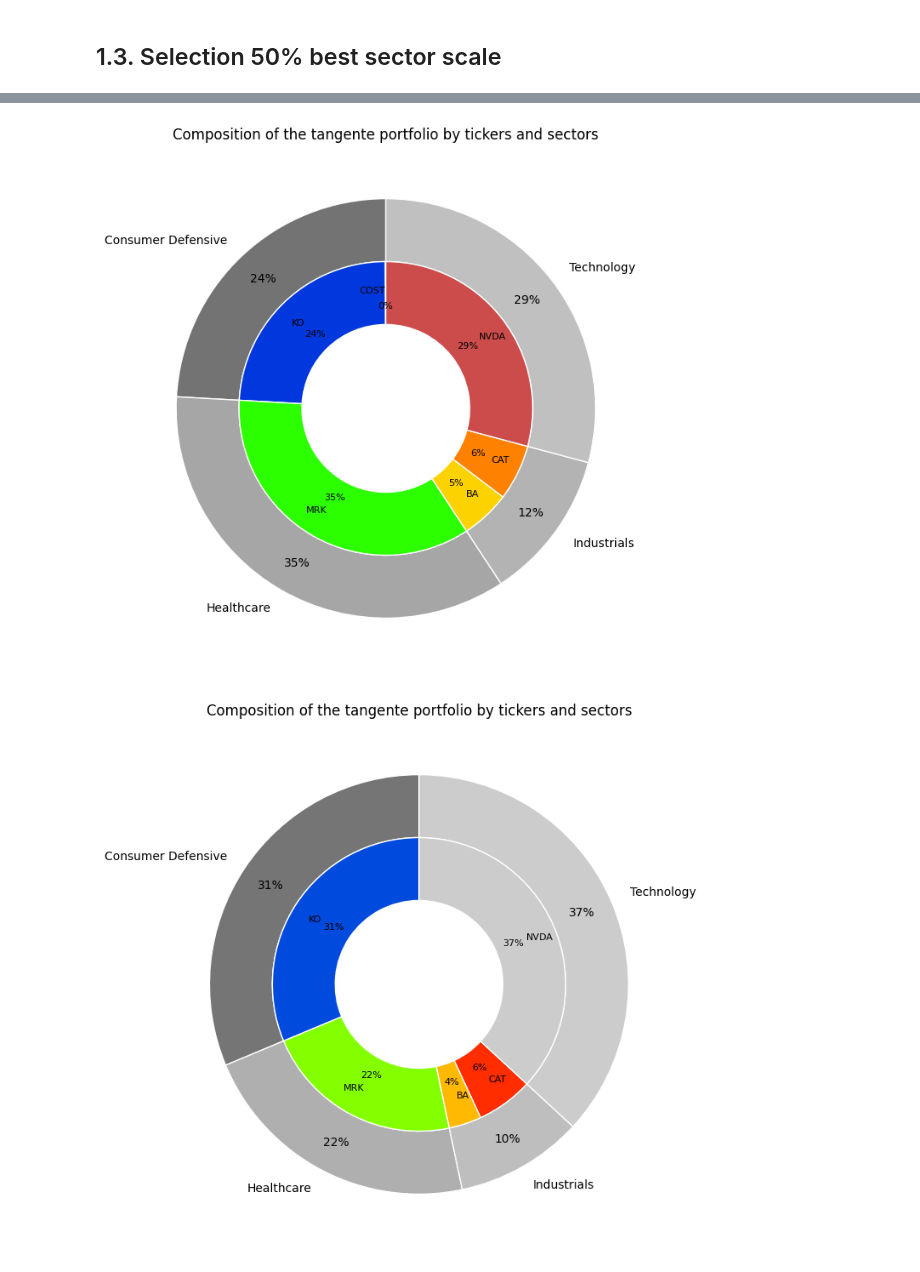
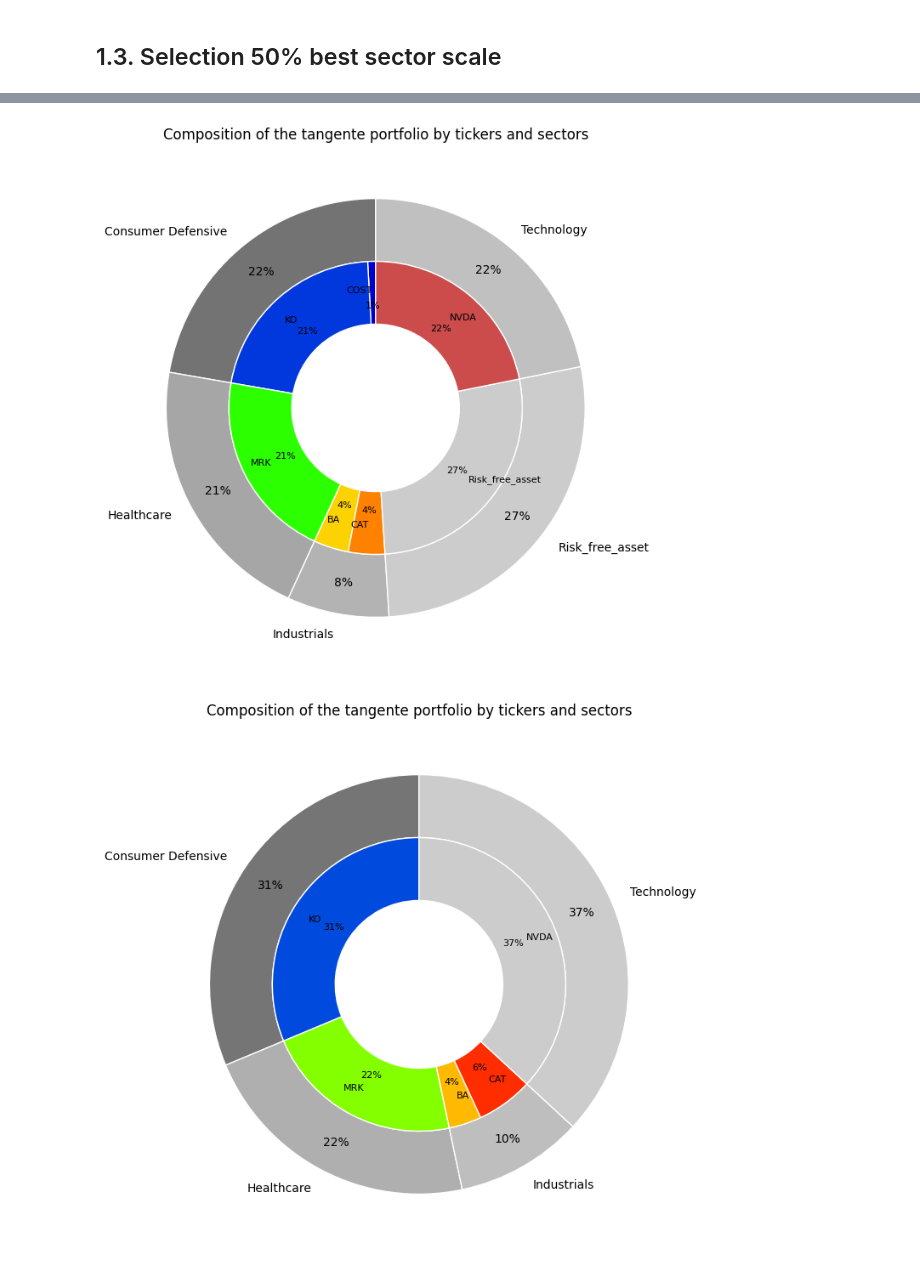
Before and after one commit to antoinedte/-Allocation_de_portefeuille_sous_contrainte_ESG, a Jupyter notebook: exploration/20240309_msci_rating copy.ipynb, the cells around one changed output, grey strips where cells are left out. Cells and saved outputs as stored; diff of their text form; code cells hidden in the pictures.

```diff
--- a/exploration/20240309_msci_rating copy.ipynb
+++ b/exploration/20240309_msci_rating copy.ipynb
@@ -392,14 +393,15 @@ PORTFOLIO.plot_sharpe_ratio_and_weights_varying_esg_limit(GAMMA_VALUES,
 # %%
-# tangente_portfolio_composition_60_esg_min_50_pourcent_sector.png
+# tangente_portfolio_composition_70_esg_min_50_pourcent_sector.png
 PORTFOLIO.plot_tangente_portfolio_composition(gammas=GAMMA_VALUES,
                                             risk_free_rate=0.02,
-                                            max_esg_score=60,
+                                            score_esg_risk_free_rate=50,
+                                            max_esg_score=70,
                                             fully_invested=True,
                                             long_only=True,
                                             best_in_class_method=0.5,
                                             best_in_class_strategy='sector')
 # %% [output]
-[figure, old version]
+[figure, new version]
 # %%
 # # sharp_ratio_vs_max_score_50_pourcent_sector.png
 # PORTFOLIO.plot_sharp_ratio_vs_max_score(GAMMA_VALUES,
```
Also changed, not shown: parts of 21 cells of this notebook, 25 other files.
